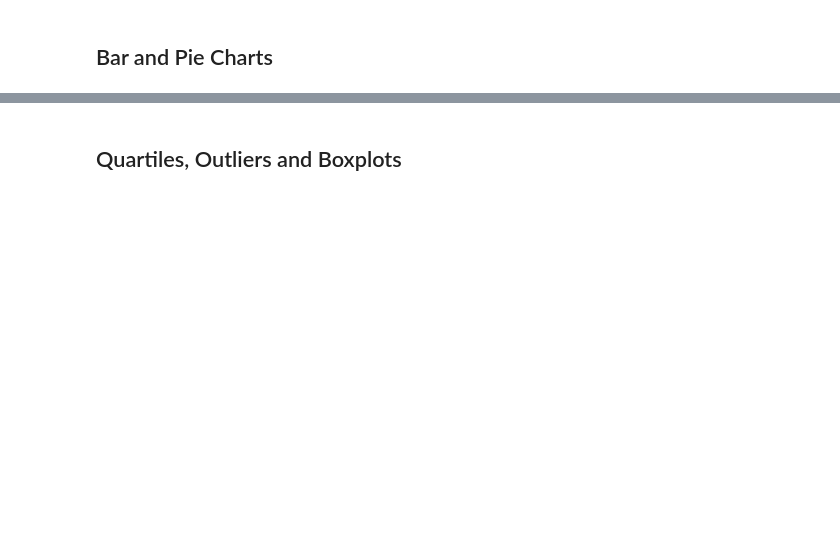
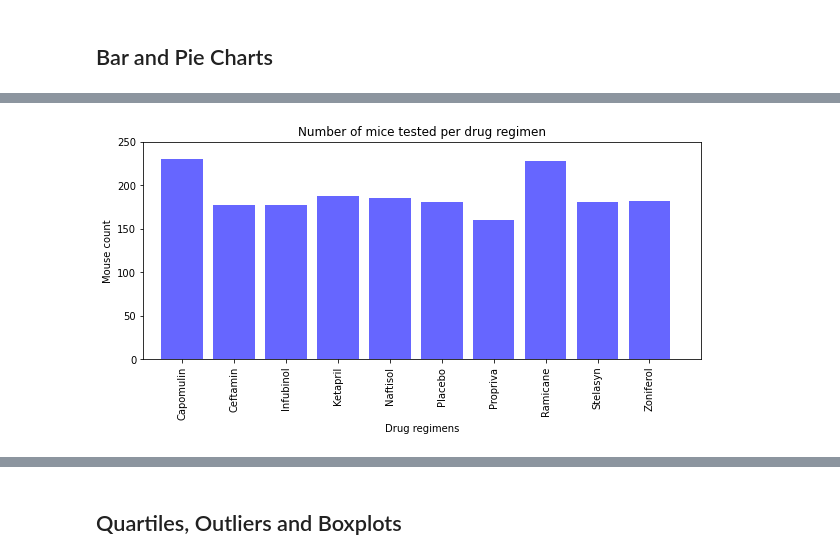
Before and after one commit to JohnGlendening/Matplotlib-Challenge, a Jupyter notebook: Pymaceuticals/pymaceuticals_starter.ipynb, the cells around one changed output, grey strips where cells are left out. Drawn from its saved outputs; the diff is of its cells as text; code cells hidden in the pictures; blank space fills up the shorter version.

```diff
--- a/Pymaceuticals/pymaceuticals_starter.ipynb
+++ b/Pymaceuticals/pymaceuticals_starter.ipynb
@@ -104,0 +171,28 @@ mouse_count
+# %%
+# Generate a bar plot showing the total number of measurements taken on each drug regimen using pyplot.
+drug_regimen = number_mouse.index.tolist()
+
+mouse_count = number_mouse["Mouse ID"].tolist()
+
+#Set x_axis and tcik locations
+x_axis = np.arange(len(mouse_count))
+tick_locations = [value for value in x_axis]
+
+## Create a list indicating where to write x labels and set figure size to adjust for space
+plt.figure(figsize=(10,4))
+plt.bar(x_axis, mouse_count, color="blue", alpha=0.6, align="center")
+plt.xticks(tick_locations, drug_regimen, rotation="vertical")
+
+# Set title for chart and name x and y axis
+plt.title("Number of mice tested per drug regimen")
+plt.xlabel("Drug regimens")
+plt.ylabel("Mouse count")
+
+# Set the limits of the x axis
+plt.xlim(-0.75, 10)
+# Set the limits of the y axis
+plt.ylim(0, 250)
+
+plt.show()
+# %% [output]
+[figure, added]
```
Also changed, not shown: parts of 24 cells of this notebook.
